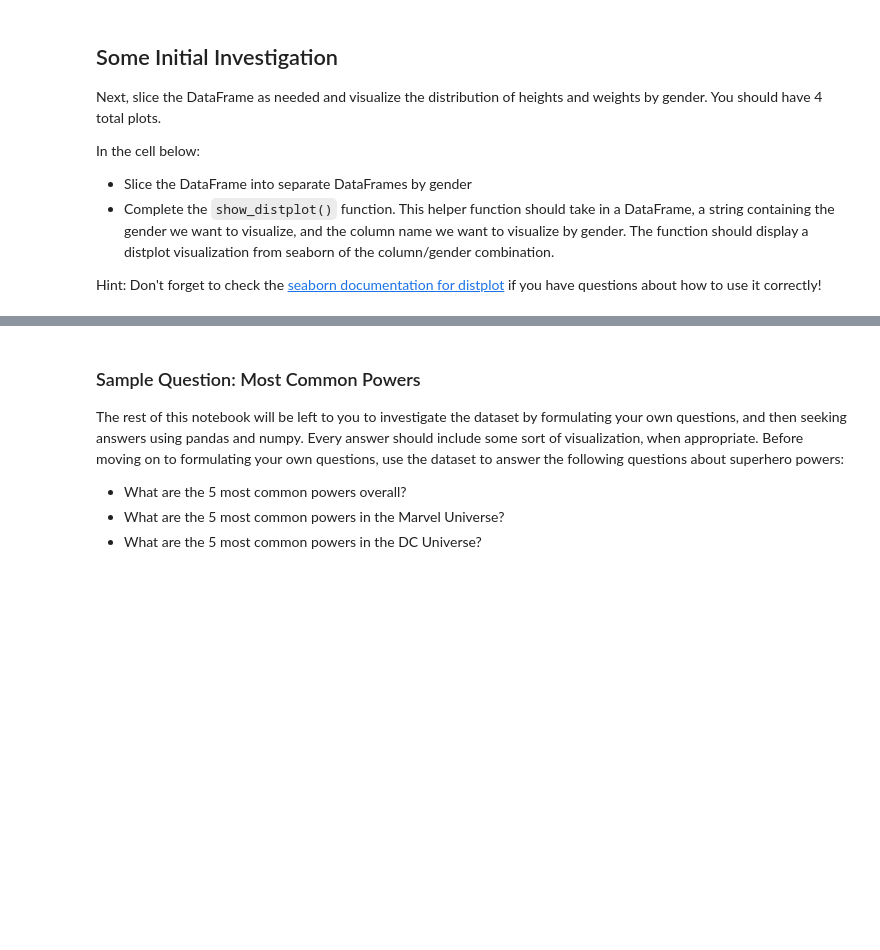
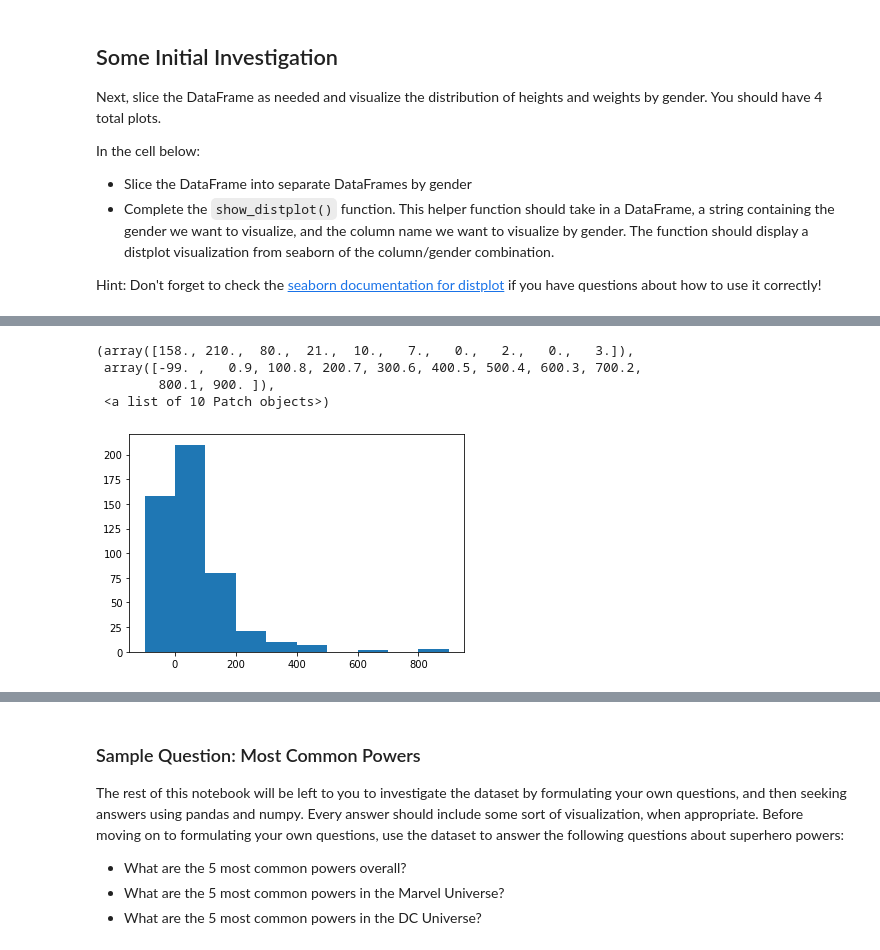
Before and after one commit to lauren-esser/Data-Cleaning-Project, a Jupyter notebook: index.ipynb, the cells around one changed output, grey strips where cells are left out. Saved outputs shown, nothing was run; the diff lists cells and outputs as text; code cells hidden in the pictures; blank space fills up the shorter version.

```diff
--- a/index.ipynb
+++ b/index.ipynb
@@ -502,0 +543,8 @@ def show_distplot(dataframe, gender, column_name):
+# %%
+plt.hist(male_heroes_df['Weight'])
+# %% [output]
+(array([158., 210.,  80.,  21.,  10.,   7.,   0.,   2.,   0.,   3.]),
+ array([-99. ,   0.9, 100.8, 200.7, 300.6, 400.5, 500.4, 600.3, 700.2,
+        800.1, 900. ]),
+ <a list of 10 Patch objects>)
+[figure, added]
```
Also changed, not shown: parts of 37 cells of this notebook.
